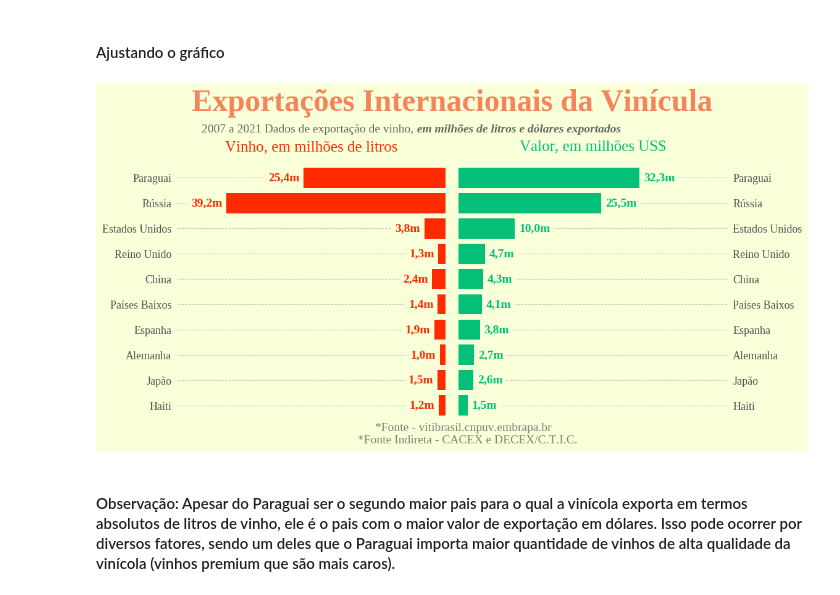
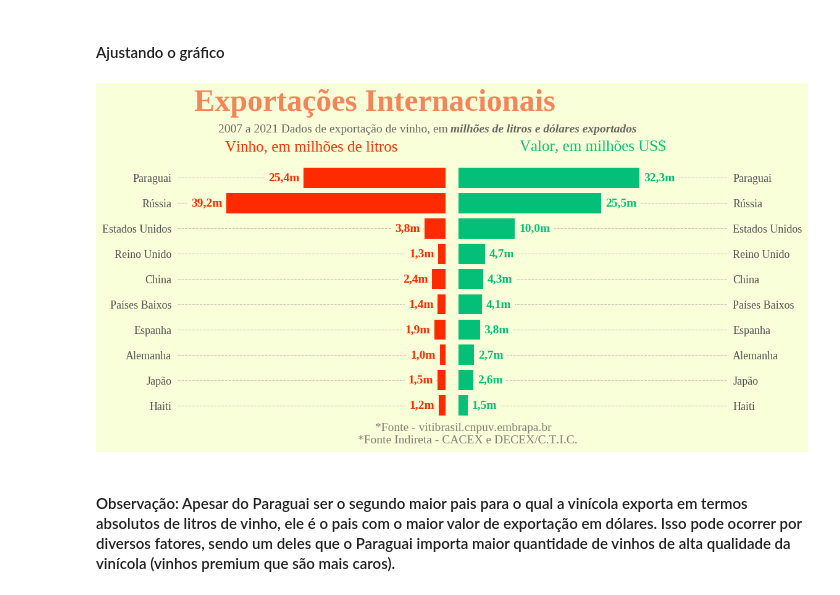
Before and after one commit to GabrielPCO/tech_challenge, a Jupyter notebook: Tech_Challenge.ipynb, the cells around one changed output. Drawn from its saved outputs; the diff is of its cells as text; code cells hidden in the pictures.

```diff
--- a/Tech_Challenge.ipynb
+++ b/Tech_Challenge.ipynb
@@ -697,37 +837,41 @@ for i, c in enumerate(axes[0].containers):
 
 # Ajusta os números no final das barras do valor em us$
 for i, c in enumerate(axes[1].containers):
     axes[1].bar_label(c, label_type='edge', fmt=lambda x: '{}m'.format(locale.str(x)[:4] if x>10 else locale.str(x)[:3]), padding=5, fontweight="demi" , color='#04BF77', bbox=dict(facecolor='#F8FFD9', edgecolor='none'))
 
 # Ajusta as labels dos gráficos
 for label in (axes[0].get_xticklabels() + axes[0].get_yticklabels()):
     label.set(fontsize=13, color='#525252')
 for label in (axes[1].get_xticklabels() + axes[1].get_yticklabels()):
     label.set(fontsize=13, color='#525252')
 
 axes[0].grid(axis='y', color='#525252', alpha=0.3, linestyle='dashed')
 axes[1].grid(axis='y', color='#525252', alpha=0.3, linestyle='dashed')
 
-fig.suptitle('Exportações Internacionais da Vinícola', size=36, weight='bold', x=.5, y=1.16, color="#F5845B", ha='center', fontname='Liberation Serif')
-plt.text(x=-46, y=-1.8, s='2007 a 2021 Dados de exportação de vinho,', fontsize=14, alpha=0.85, color="#4d4d4d")
-plt.text(x=-8, y=-1.8, s=' em milhões de litros e dólares exportados', fontsize=14, weight='demi', fontstyle='italic', alpha=0.85, color="#4d4d4d")
+fig.suptitle('Exportações Internacionais', size=36, weight='bold', x=.375, y=1.16, color="#F5845B", ha='center', fontname='Liberation Serif')
+plt.text(x=-43, y=-1.8, s='2007 a 2021 Dados de exportação de vinho, em', fontsize=14, alpha=0.85, color="#4d4d4d")
+plt.text(x=-1.5, y=-1.8, s='milhões de litros e dólares exportados', fontsize=14, weight='demi', fontstyle='italic', alpha=0.85, color="#4d4d4d")
 plt.text(x=-15, y=10, s='*Fonte - vitibrasil.cnpuv.embrapa.br', fontsize=14, fontweight='light', alpha=0.75, color="#575757")
 plt.text(x=-18, y=10.5, s='*Fonte Indireta - CACEX e DECEX/C.T.I.C.', fontsize=14, fontweight='light', alpha=0.75, color="#575757")
 
 # Altera a cor dentro do gráfico
 axes[0].set_facecolor('#F8FFD9')
 # Altera a cor dentro do gráfico
 axes[1].set_facecolor('#F8FFD9')
 # Altera a cor fora do gráfico
 fig.patch.set_facecolor('#F8FFD9')
 
+# Adicionando os ticks
+axes[0].tick_params(labelleft = True)
+axes[1].tick_params(labelright = True)
+
 # Salvando o Gráfico na pasta gráficos
 plt.savefig('Assets/Graficos/exportacoes_internacionais_bidirecional.png', bbox_inches='tight')
 
 # Plotando o gráfico.
 plt.show()
 # %% [output]
-[figure, old version]
+[figure, new version]
 # %% [markdown]
 #### Observação: Apesar do Paraguai ser o segundo maior pais para o qual a vinícola exporta em termos absolutos de litros de vinho, ele é o pais com o maior valor de exportação em dólares. Isso pode ocorrer por diversos fatores, sendo um deles que o Paraguai importa maior quantidade de vinhos de alta qualidade da vinícola (vinhos premium que são mais caros).
 # %% [markdown]
```
Also changed, not shown: parts of 35 cells of this notebook, 2 other files.
